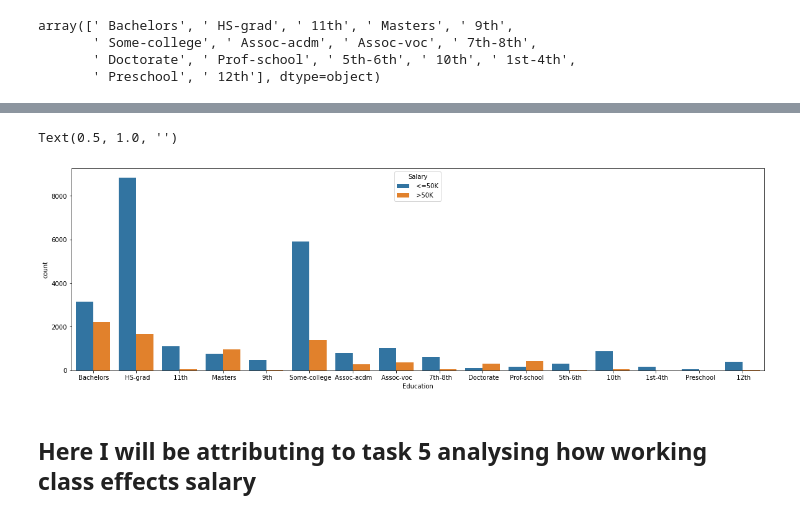
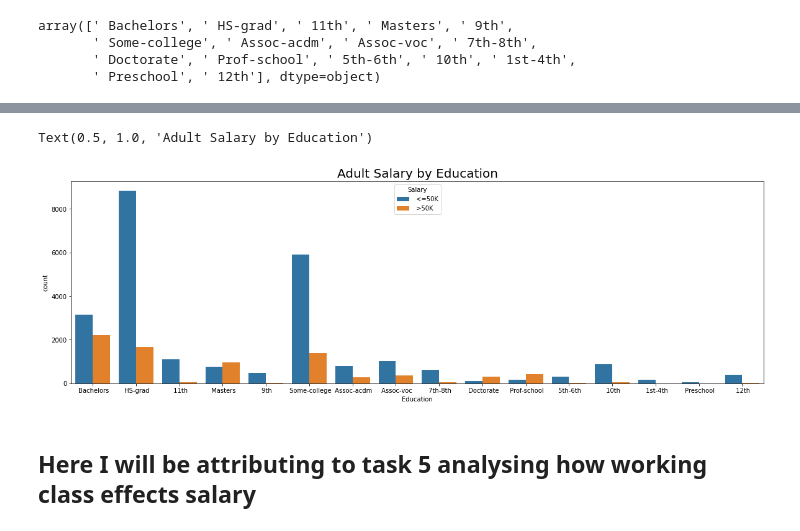
Before and after one commit to kylenelwan/data301, a Jupyter notebook: analysis/emiel/Milestone2.ipynb, the cells around one changed output, grey strips where cells are left out. Drawn from its saved outputs; the diff is of its cells as text; code cells hidden in the pictures.

Commit message:
Added titles and multi level headings

```diff
--- a/analysis/emiel/Milestone2.ipynb
+++ b/analysis/emiel/Milestone2.ipynb
@@ -70,10 +72,10 @@ dtype: int64
 # %%
 plt.figure(figsize=(20,6))
 plot=sns.countplot(x="Education", hue="Salary", data=df)
-plot.set_title("")
+plt.title("Adult Salary by Education", size=20)
 # %% [output]
-Text(0.5, 1.0, '')
+Text(0.5, 1.0, 'Adult Salary by Education')
-[figure, old version]
+[figure, new version]
 # %% [markdown]
 ## Here I will be attributing to task 5 analysing how working class effects salary
 # %%
```
Also changed, not shown: parts of 2 cells of this notebook, 3 other files.
